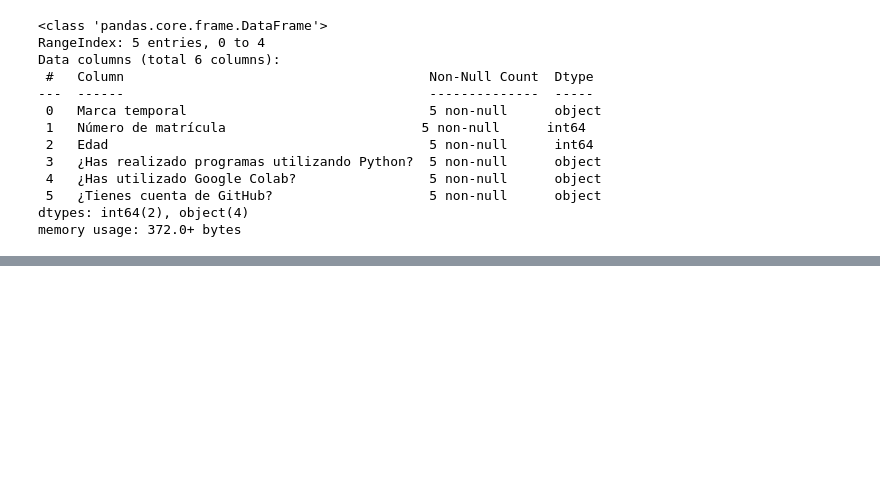
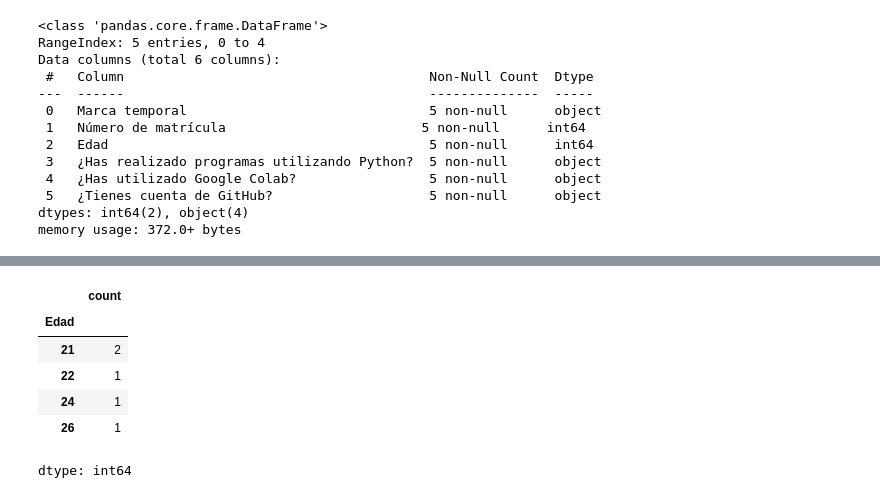
Before and after one commit to JAPV180370/mineria_datos, a Jupyter notebook: mineria_datos.ipynb, the cells around one changed output, grey strips where cells are left out. Saved outputs shown, nothing was run; the diff lists cells and outputs as text; code cells hidden in the pictures; blank space fills up the shorter version.

```diff
--- a/mineria_datos.ipynb
+++ b/mineria_datos.ipynb
@@ -1307,0 +1314,10 @@ Tarea: investigar cómo manipular el dataframe para contar la frecuencia de las
+# %%
+df_edad['Edad'].value_counts().sort_index()
+# %% [output]
+|  | count |
+| Edad |  |
+| 21 | 2 |
+| 22 | 1 |
+| 24 | 1 |
+| 26 | 1 |
+dtype: int64
```
Also changed, not shown: parts of 2 cells of this notebook.
